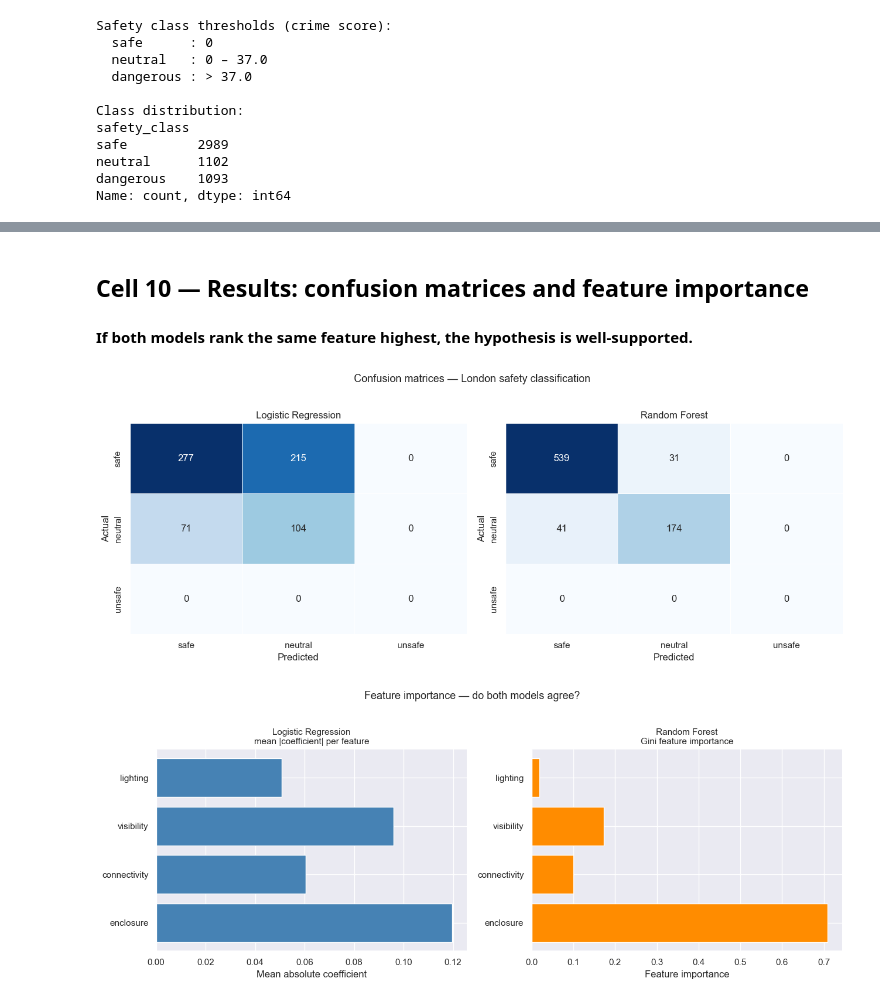
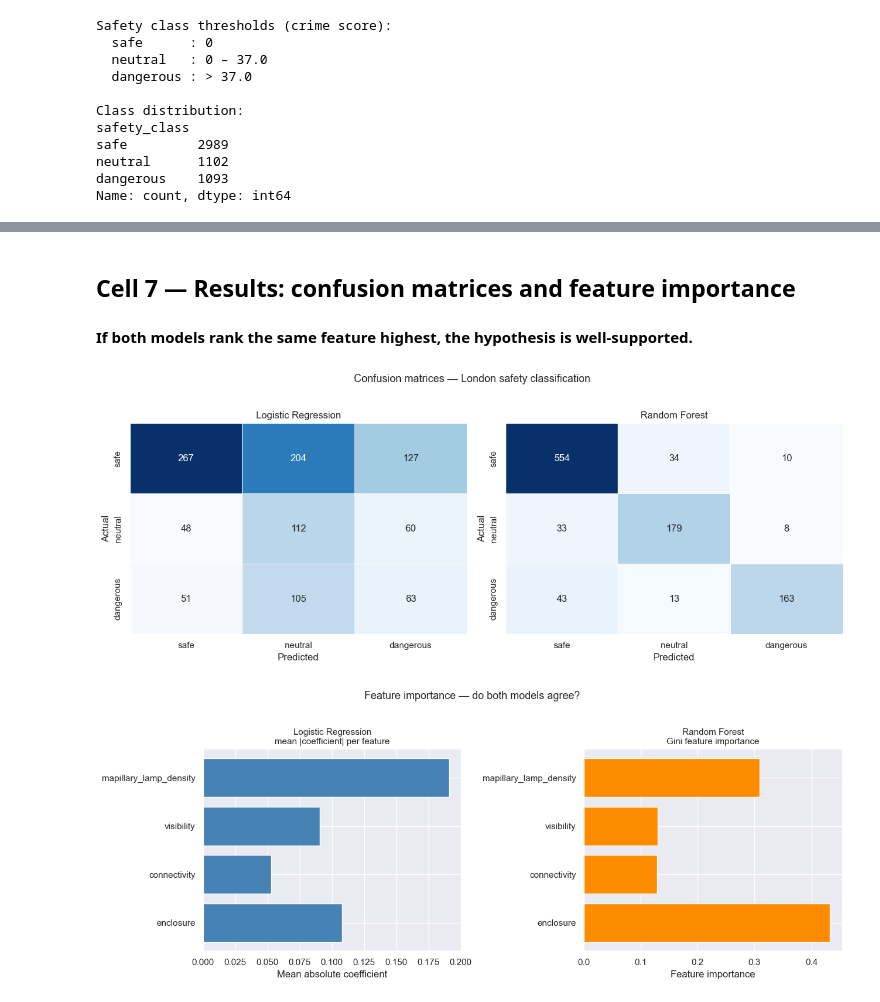
Before and after one commit to lakzhmy/DataEncoding_G02_Urban-Safety, a Jupyter notebook: 02_London_ClassificationML.ipynb, the cells around one changed output, grey strips where cells are left out. Cells and saved outputs as stored; diff of their text form; code cells hidden in the pictures.

Commit message:
Updated files, added mapillary light data

```diff
--- a/London_ClassificationML.ipynb
+++ b/02_London_ClassificationML.ipynb
@@ -46,7 +46,7 @@ sns.set(rc={'figure.figsize': (8, 8)})
 pd.set_option('display.float_format', '{:.3f}'.format)
 ox.settings.requests_timeout = 600
 
-CRIME_CSV        = r'london_crime_2025.csv'
+CRIME_CSV        = r'C:\Users\maria\Documents\GitHub\DataEncoding_G02_Urban-Safety\london_crime_2025.csv'
 CRS_METRIC   = 'EPSG:27700'
 GRID_M       = 200
 
@@ -56,7 +56,7 @@ GRID_M       = 200
 OSM_PLACE   = 'London Borough of Islington, London, UK'
 
 BUFFER_M     = 50
-FEATURE_COLS = ['lighting', 'visibility', 'connectivity', 'enclosure']
+FEATURE_COLS = ['mapillary_lamp_density', 'visibility', 'connectivity', 'enclosure']
 
 # ── Severity ──────────────────────────────────────────────────────────────
 SEVERITY_ORDER   = ['Low', 'Medium', 'High']
@@ -264,24 +354,23 @@ for idx, row in edges.iterrows():
     enclosure = clipped_area / area if area > 0 else 0.0
 
     records.append({
-        'segment_id'  : idx,
-        'geometry'    : buf,
-        'visibility'  : mean_h,
-        'connectivity': conn,
-        'enclosure'   : enclosure
+        'segment_id'              : idx,
+        'geometry'                : buf,
+        'visibility'              : mean_h,
+        'connectivity'            : conn,
+        'enclosure'               : enclosure,
+        'mapillary_lamp_density'  : row['mapillary_lamp_density'] if 'mapillary_lamp_density' in row.index else 0.0
     })
 
 features = gpd.GeoDataFrame(records, crs=CRS_METRIC)
 
-# lighting — mean VIIRS radiance per buffer via manual sampling
-print('Sampling VIIRS radiance per buffer...')
-buffers_wgs84 = features.to_crs('EPSG:4326')
-
-with rasterio.open(VIIRS_TIF) as src:
-    features['lighting'] = buffers_wgs84.geometry.apply(
-        lambda geom: sample_raster_in_buffer(src, geom, nodata_value=src.nodata)
-    )
+# Verify required columns exist
+required_cols = ['visibility', 'connectivity', 'enclosure', 'mapillary_lamp_density']
+for col in required_cols:
+    if col not in features.columns:
+        raise ValueError(f"Missing column: {col}")
 
 print(f'Features computed for {len(features):,} segments')
+print('Using Mapillary street lamp density for lighting feature')
 print(features[FEATURE_COLS].describe().round(3))
 # %% [output]
@@ -314,14 +403,6 @@ crimes_m   = crimes_gdf.to_crs(CRS_METRIC).copy()
 crimes_m['x']      = crimes_m.geometry.x
 crimes_m['y']      = crimes_m.geometry.y
 crimes_m['weight'] = crimes_m['severity_class'].map(SEVERITY_WEIGHTS)
-print(f'\nReprojected to {CRS_METRIC} — ready for plotting.')
-
-# Count crimes per segment
-features['crime_count'] = features.geometry.apply(
-    lambda buf: len(crimes_m[crimes_m.geometry.within(buf)])
-)
-print(f'Crime counts computed for {len(features):,} segments')
-print(features['crime_count'].describe().round(3))
 # %% [output]
 Total rows: 1,140,416
 Classified rows: 984,760
@@ -442,8 +511,8 @@ weighted avg      0.844     0.845     0.844      1037
 # %% [markdown]
-## Cell 10 — Results: confusion matrices and feature importance
+## Cell 7 — Results: confusion matrices and feature importance
 #### If both models rank the same feature highest, the hypothesis is well-supported.
 # %%
-classes = ['safe', 'neutral', 'unsafe']
+classes = ['safe', 'neutral', 'dangerous']
 
 fig, axes = plt.subplots(1, 2, figsize=(13, 5))
 for ax, pred, title in zip(
@@ -452,32 +521,32 @@ for ax, pred, title in zip(
     cm = confusion_matrix(y_test, pred, labels=classes)
     sns.heatmap(cm, annot=True, fmt='d', cmap='Blues',
                 xticklabels=classes, yticklabels=classes,
                 ax=ax, linewidths=0.5, cbar=False)
     ax.set_title(title, fontsize=12)
     ax.set_xlabel('Predicted')
     ax.set_ylabel('Actual')
 plt.suptitle('Confusion matrices — London safety classification', fontsize=13, y=1.02)
 plt.tight_layout()
 plt.show()
 
 fig2, axes2 = plt.subplots(1, 2, figsize=(13, 5))
 lr_imp = np.abs(lr.coef_).mean(axis=0)
 axes2[0].barh(FEATURE_COLS, lr_imp, color='steelblue', edgecolor='white')
 axes2[0].set_title('Logistic Regression\nmean |coefficient| per feature', fontsize=11)
 axes2[0].set_xlabel('Mean absolute coefficient')
 axes2[0].invert_yaxis()
 axes2[0].spines[['top', 'right']].set_visible(False)
 
 rf_imp = rf.feature_importances_
 axes2[1].barh(FEATURE_COLS, rf_imp, color='darkorange', edgecolor='white')
 axes2[1].set_title('Random Forest\nGini feature importance', fontsize=11)
 axes2[1].set_xlabel('Feature importance')
 axes2[1].invert_yaxis()
 axes2[1].spines[['top', 'right']].set_visible(False)
 
 plt.suptitle('Feature importance — do both models agree?', fontsize=13, y=1.02)
 plt.tight_layout()
 plt.show()
 # %% [output]
-[figure, old version]
+[figure, new version]
-[figure, old version]
+[figure, new version]
```
Also changed, not shown: parts of 15 cells of this notebook, 3 other files.
